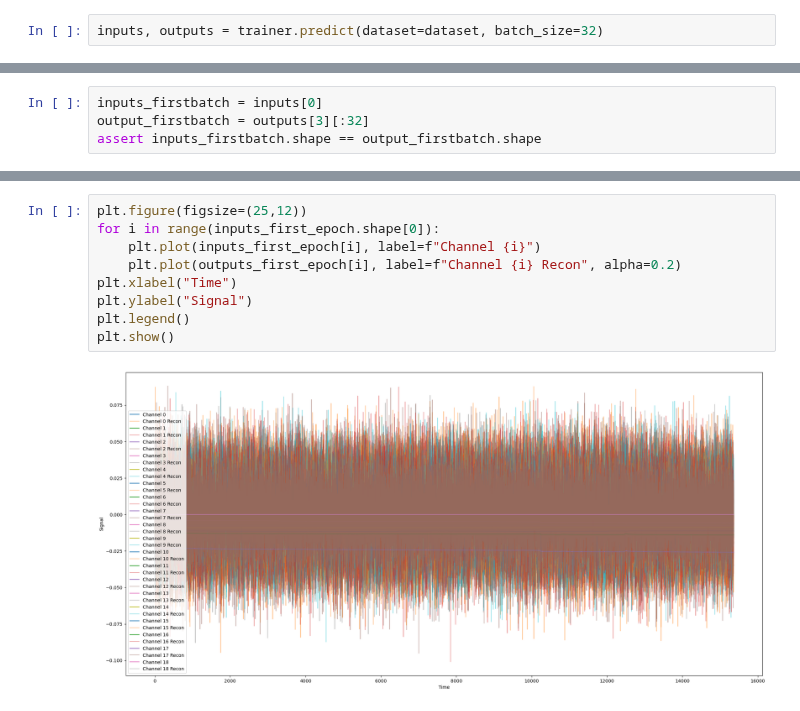
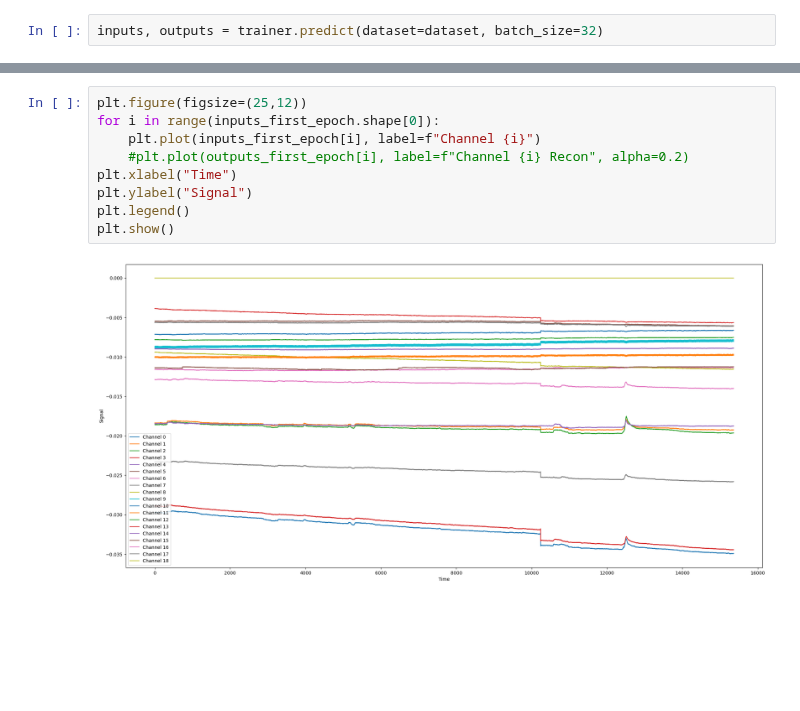
Before and after one commit to MatthewChen37/EEG-Foundation-Model, a Jupyter notebook: TestTrainedMENDR.ipynb, the cells around one changed output, grey strips where cells are left out. Cells and saved outputs as stored; diff of their text form; blank space fills up the shorter version.

```diff
--- a/TestTrainedMENDR.ipynb
+++ b/TestTrainedMENDR.ipynb
@@ -248,7 +244,3 @@ print(len(inputs), len(outputs), outputs[3].shape, inputs[0].shape)
-# %%
-inputs_firstbatch = inputs[0]
-output_firstbatch = outputs[3][:32]
-assert inputs_firstbatch.shape == output_firstbatch.shape
 # %%
 inputs_first_epoch = inputs_firstbatch[0]
 outputs_first_epoch = output_firstbatch[0]
@@ -276,11 +291,11 @@ MSE: 7.688755287561799e-05
 # %%
 plt.figure(figsize=(25,12))
 for i in range(inputs_first_epoch.shape[0]):
     plt.plot(inputs_first_epoch[i], label=f"Channel {i}")
-    plt.plot(outputs_first_epoch[i], label=f"Channel {i} Recon", alpha=0.2)
+    #plt.plot(outputs_first_epoch[i], label=f"Channel {i} Recon", alpha=0.2)
 plt.xlabel("Time")
 plt.ylabel("Signal")
 plt.legend()
 plt.show()
 # %% [output]
-[figure, old version]
+[figure, new version]
```
Also changed, not shown: parts of 17 cells of this notebook, 12 other files.
